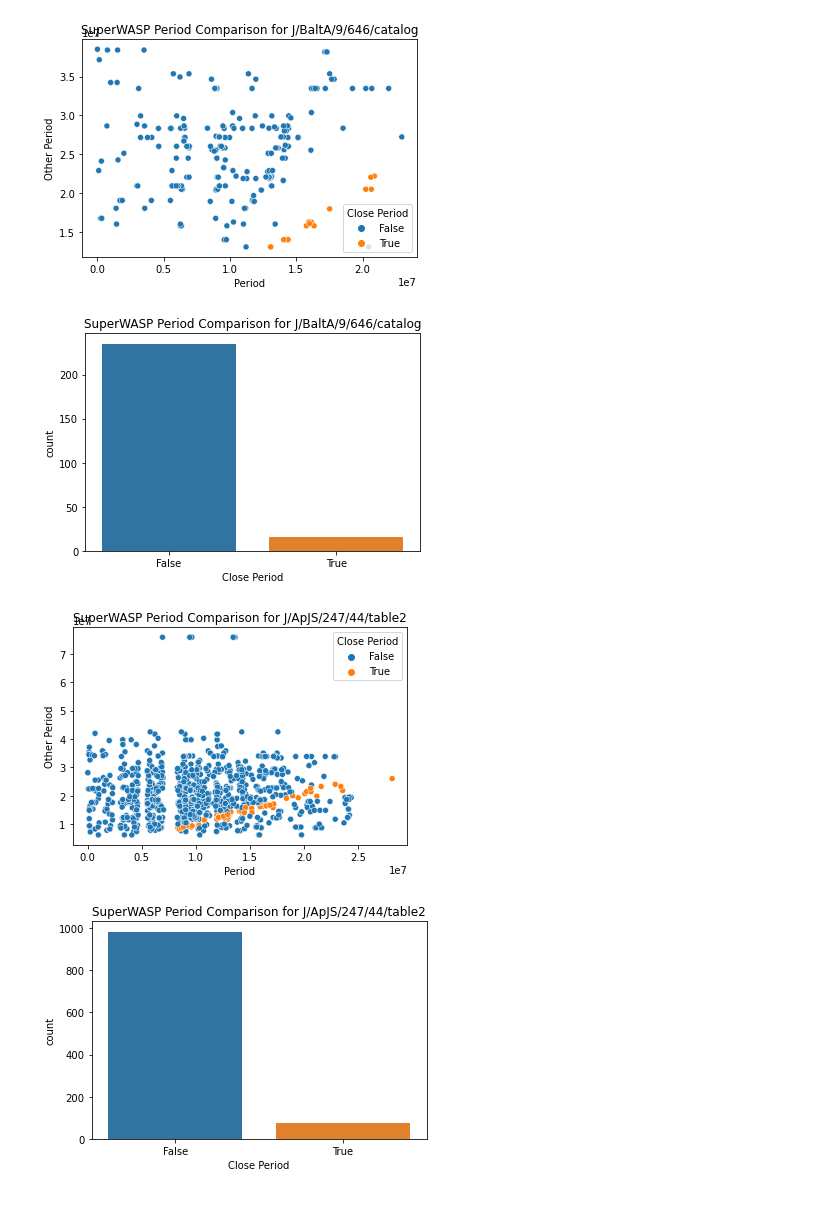
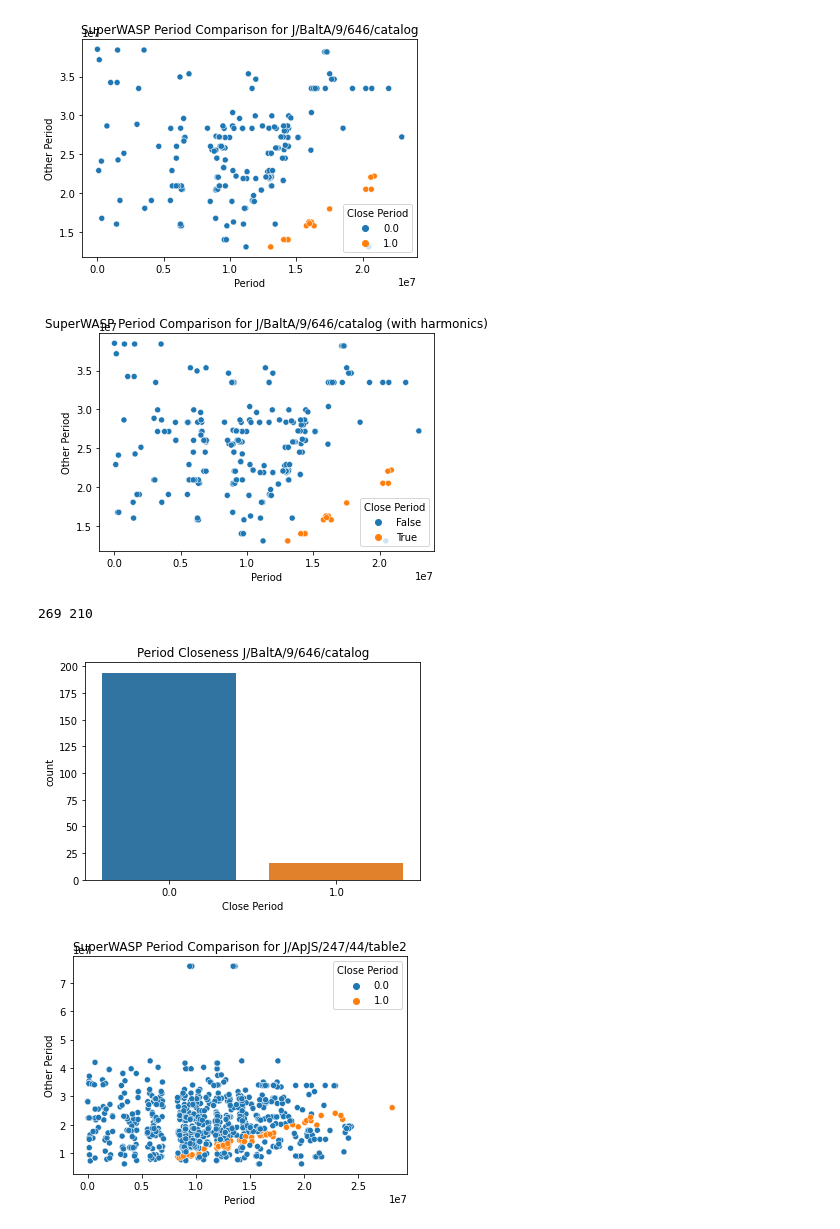
Before and after one commit to adammcmaster/superwasp-tools, a Jupyter notebook: crossref/period_comparison.ipynb, the cells around one changed output. Drawn from its saved outputs; the diff is of its cells as text; code cells hidden in the pictures.

Commit message:
Remove harmonics from period comparison

```diff
--- a/crossref/period_comparison.ipynb
+++ b/crossref/period_comparison.ipynb
@@ -23,34 +23,57 @@ superwasp_periods = Table.from_pandas(superwasp_sources[['Period', 'SuperWASP Co
+# %%
+harmonic_groups = pandas.read_pickle(os.path.join(swasputils.CACHE_LOCATION, 'harmonic_groups.pickle'))
+# %%
+superwasp_periods = Table.from_pandas(superwasp_sources.merge(harmonic_groups)[['Period', 'SuperWASP Coords', 'Harmonic Group']])
 # %%
 for catalogue in Catalogue.all():
     matched_table = catalogue.matched_table
     matched_table['Other Period'] = matched_table[catalogue.per_col].to(u.second)
-    matched_periods = join(matched_table[['Other Period', 'SuperWASP Coords']], superwasp_periods, join_type='inner').to_pandas()
+    matched_periods_all = join(matched_table[['Other Period', 'SuperWASP Coords']], superwasp_periods, join_type='inner').to_pandas()
+    matched_periods_all['Close Period'] = numpy.isclose(
+        matched_periods_all['Period'],
+        matched_periods_all['Other Period'],
+        atol=0,
+        rtol=1e-1, # To do: Figure out a justifiable value for this!
+    )
+
+    matched_periods = pandas.DataFrame()
+
+    for group_name, group_periods in matched_periods_all.groupby(['SuperWASP Coords', 'Harmonic Group']):
+        close_periods = group_periods[group_periods['Close Period'] == True]
+        if len(close_periods) > 0:
+            group_periods = close_periods
+
+        matched_periods = matched_periods.append(group_periods.loc[group_periods['Period'].idxmax()])
+
     matched_periods['log(Period)'] = numpy.log10(matched_periods['Period'])
     matched_periods['log(Other Period)'] = numpy.log10(matched_periods['Other Period'])
     matched_periods['Ratio'] = matched_periods['Other Period'] / matched_periods['Period']
     matched_periods['log(Ratio)'] = numpy.log10(matched_periods['Ratio'])
-    matched_periods['Close Period'] = numpy.isclose(
-        matched_periods['Period'],
-        matched_periods['Other Period'],
-        atol=0,
-        rtol=1e-1, # To do: Figure out a justifiable value for this!
-    )
 
     seaborn.scatterplot(
         data=matched_periods,
         x='Period',
         y='Other Period',
         hue='Close Period',
     ).set(title=f'SuperWASP Period Comparison for {catalogue}')
     plt.show()
 
+    seaborn.scatterplot(
+        data=matched_periods_all,
+        x='Period',
+        y='Other Period',
+        hue='Close Period',
+    ).set(title=f'SuperWASP Period Comparison for {catalogue} (with harmonics)')
+    plt.show()
+    print(len(matched_periods_all), len(matched_periods))
     #seaborn.displot(data=matched_periods, x="log(Ratio)").set(title=f'SuperWASP Period Ratios for {catalogue}')
     #plt.show()
 
-    seaborn.countplot(data=matched_periods, x='Close Period').set(title=f'SuperWASP Period Comparison for {catalogue}')
+    seaborn.countplot(data=matched_periods, x='Close Period').set(title=f'Period Closeness {catalogue}')
     plt.show()
 # %% [output]
-[figure, old version]
+[figure, new version]
-[figure, old version]
+[figure, new version]
+269 210
-[figure, old version]
+[figure, new version]
-[figure, old version]
+[figure, new version]
```
Also changed, not shown: parts of 3 cells of this notebook.
